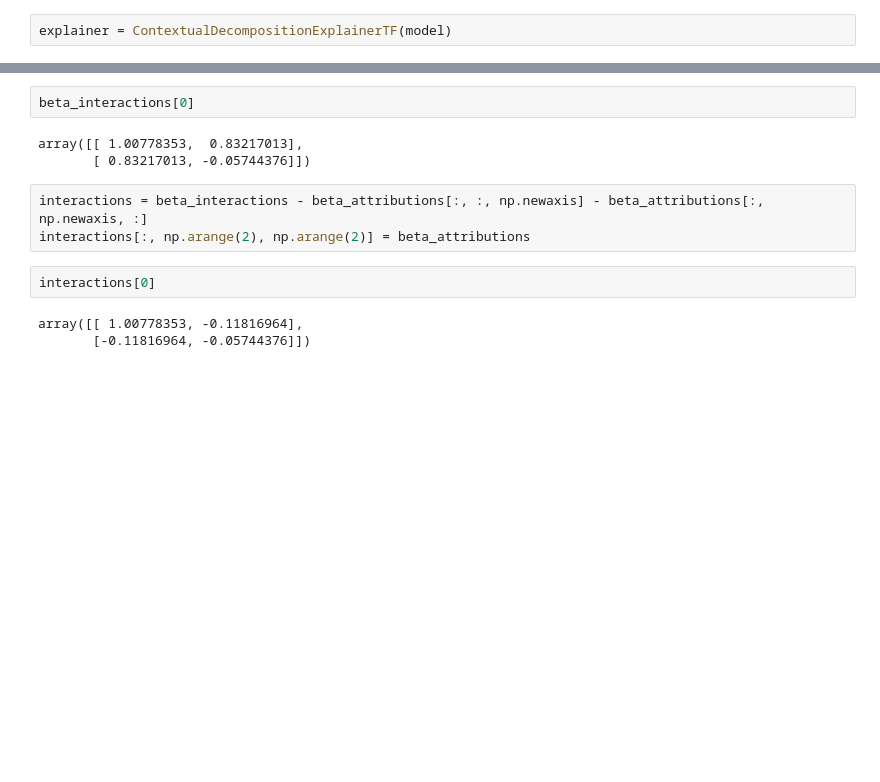
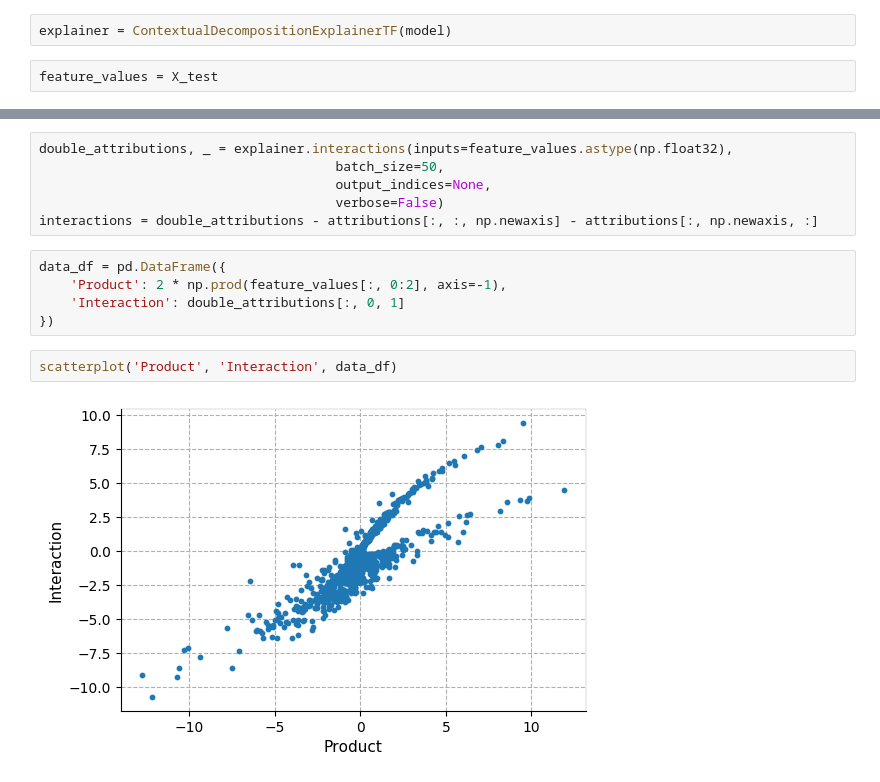
Before and after one commit to suinleelab/path_explain, a Jupyter notebook: benchmarking/test_cd.ipynb, the cells around one changed output, grey strips where cells are left out. Drawn from its saved outputs; the diff is of its cells as text; blank space fills up the shorter version.

```diff
--- a/benchmarking/test_cd.ipynb
+++ b/benchmarking/test_cd.ipynb
@@ -82,3 +110,5 @@ plt.scatter(y, y_pred)
 # %%
 explainer = ContextualDecompositionExplainerTF(model)
+# %%
+feature_values = X_test
 # %%
@@ -113,13 +119,15 @@ array([ 1.0077835 , -0.05744376], dtype=float32)
-# %%
-beta_interactions[0]
-# %% [output]
-array([[ 1.00778353,  0.83217013],
-       [ 0.83217013, -0.05744376]])
-# %%
-interactions = beta_interactions - beta_attributions[:, :, np.newaxis] - beta_attributions[:, np.newaxis, :]
-interactions[:, np.arange(2), np.arange(2)] = beta_attributions
-# %%
-interactions[0]
-# %% [output]
-array([[ 1.00778353, -0.11816964],
-       [-0.11816964, -0.05744376]])
+# %%
+double_attributions, _ = explainer.interactions(inputs=feature_values.astype(np.float32),
+                                      batch_size=50,
+                                      output_indices=None,
+                                      verbose=False)
+interactions = double_attributions - attributions[:, :, np.newaxis] - attributions[:, np.newaxis, :]
+# %%
+data_df = pd.DataFrame({
+    'Product': 2 * np.prod(feature_values[:, 0:2], axis=-1),
+    'Interaction': double_attributions[:, 0, 1]
+})
+# %%
+scatterplot('Product', 'Interaction', data_df)
+# %% [output]
+[figure, added]
```
Also changed, not shown: parts of 27 cells of this notebook, 5 other files.
